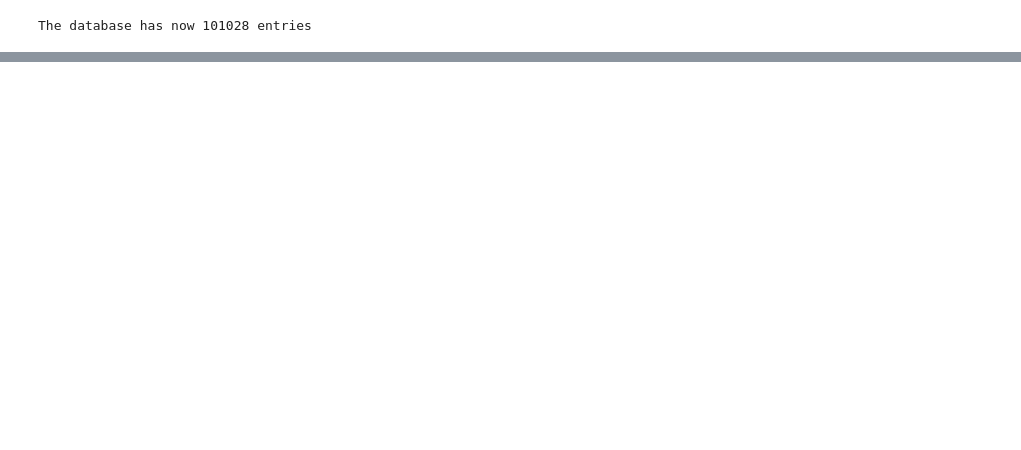
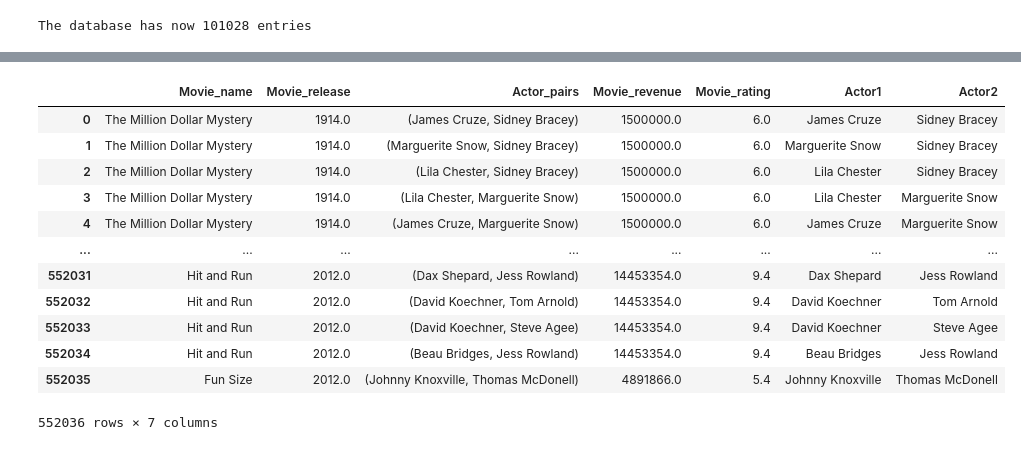
Before and after one commit to epfl-ada/ada-2023-project-patterndetectives, a Jupyter notebook: data_analysis.ipynb, the cells around one changed output, grey strips where cells are left out. Drawn from its saved outputs; the diff is of its cells as text; code cells hidden in the pictures; blank space fills up the shorter version.

Commit message:
added function to create actor pairs df

```diff
--- a/data_analysis.ipynb
+++ b/data_analysis.ipynb
@@ -196,0 +259,6 @@ msno.matrix(df)
+# %%
+df_pairs = pd.DataFrame(actor_pairs)
+df_pairs = df_pairs.reset_index()
+df_pairs = df_pairs.rename(columns={'Actor_name': 'Actor_pairs'})
+df_pairs = df_pairs.explode('Actor_pairs')
+df_pairs.head()
@@ -196,0 +272,26 @@ msno.matrix(df)
+# %%
+df_pairs = df_pairs.merge(df_movie, on=['Movie_name', 'Movie_release'], how='left')
+# %%
+df_pairs.drop(['Wiki_ID', 'Movie_runtime', 'Movie_languages', 'Movie_countries', 'Movie_genres','Movie_producer','Movie_composer','Movie_director','Movie_writer'], axis=1, inplace=True)
+df_pairs.dropna(subset=['Actor_pairs', 'Movie_release', 'Movie_revenue', 'Movie_rating'], inplace=True)
+# %%
+df_pairs['Actor1'] = df_pairs['Actor_pairs'].apply(lambda x: x[0])
+df_pairs['Actor2'] = df_pairs['Actor_pairs'].apply(lambda x: x[1])
+df_pairs.sort_values(by=['Movie_release'], inplace=True)
+# %%
+df_pairs.reset_index(drop=True, inplace=True)
+df_pairs
+# %% [output]
+|  | Movie_name | Movie_release | Actor_pairs | Movie_revenue | Movie_rating | Actor1 | Actor2 |
+| 0 | The Million Dollar Mystery | 1914.0 | (James Cruze, Sidney Bracey) | 1500000.0 | 6.0 | James Cruze | Sidney Bracey |
+| 1 | The Million Dollar Mystery | 1914.0 | (Marguerite Snow, Sidney Bracey) | 1500000.0 | 6.0 | Marguerite Snow | Sidney Bracey |
+| 2 | The Million Dollar Mystery | 1914.0 | (Lila Chester, Sidney Bracey) | 1500000.0 | 6.0 | Lila Chester | Sidney Bracey |
+| 3 | The Million Dollar Mystery | 1914.0 | (Lila Chester, Marguerite Snow) | 1500000.0 | 6.0 | Lila Chester | Marguerite Snow |
+| 4 | The Million Dollar Mystery | 1914.0 | (James Cruze, Marguerite Snow) | 1500000.0 | 6.0 | James Cruze | Marguerite Snow |
+| ... | ... | ... | ... | ... | ... | ... | ... |
+| 552031 | Hit and Run | 2012.0 | (Dax Shepard, Jess Rowland) | 14453354.0 | 9.4 | Dax Shepard | Jess Rowland |
+| 552032 | Hit and Run | 2012.0 | (David Koechner, Tom Arnold) | 14453354.0 | 9.4 | David Koechner | Tom Arnold |
+| 552033 | Hit and Run | 2012.0 | (David Koechner, Steve Agee) | 14453354.0 | 9.4 | David Koechner | Steve Agee |
+| 552034 | Hit and Run | 2012.0 | (Beau Bridges, Jess Rowland) | 14453354.0 | 9.4 | Beau Bridges | Jess Rowland |
+| 552035 | Fun Size | 2012.0 | (Johnny Knoxville, Thomas McDonell) | 4891866.0 | 5.4 | Johnny Knoxville | Thomas McDonell |
+552036 rows × 7 columns
```
Also changed, not shown: parts of 26 cells of this notebook.
